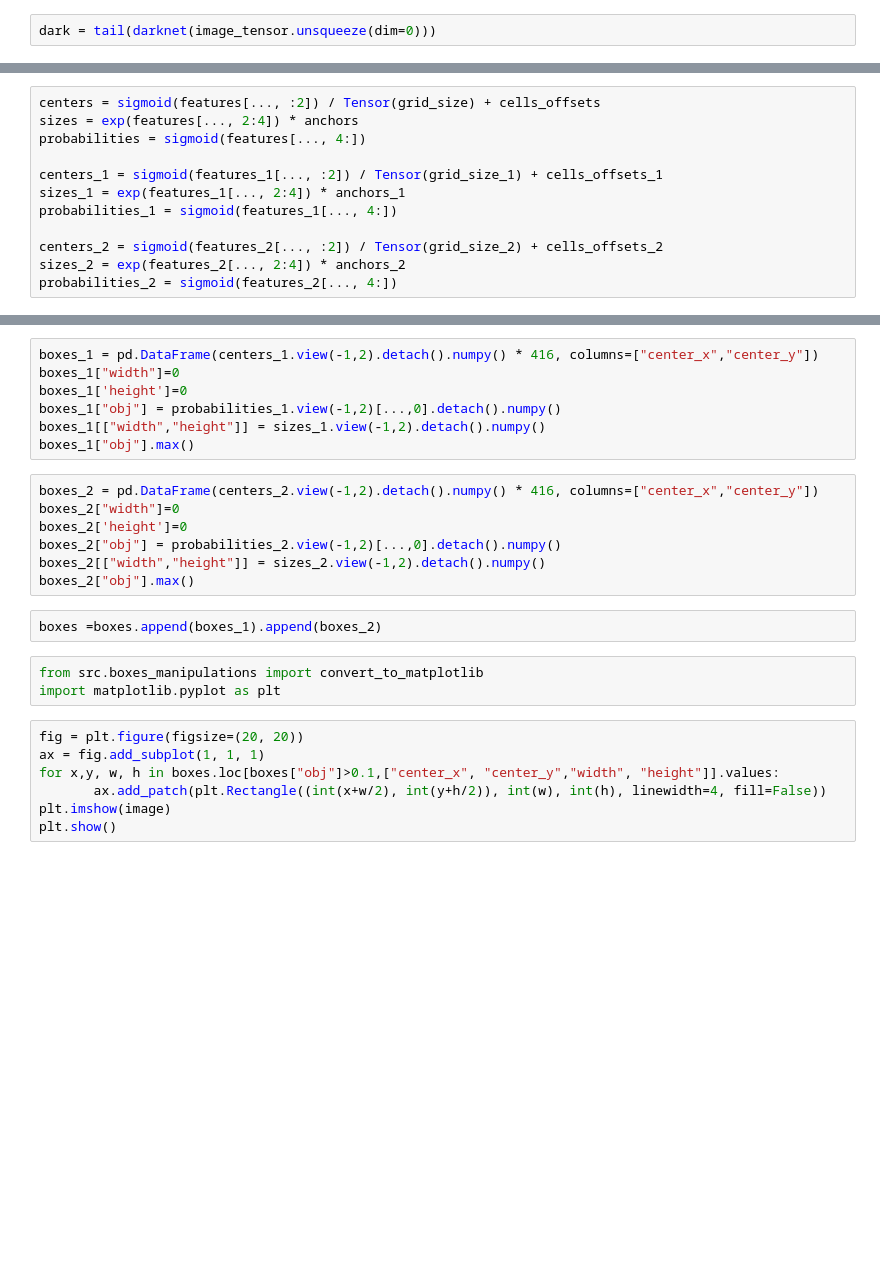
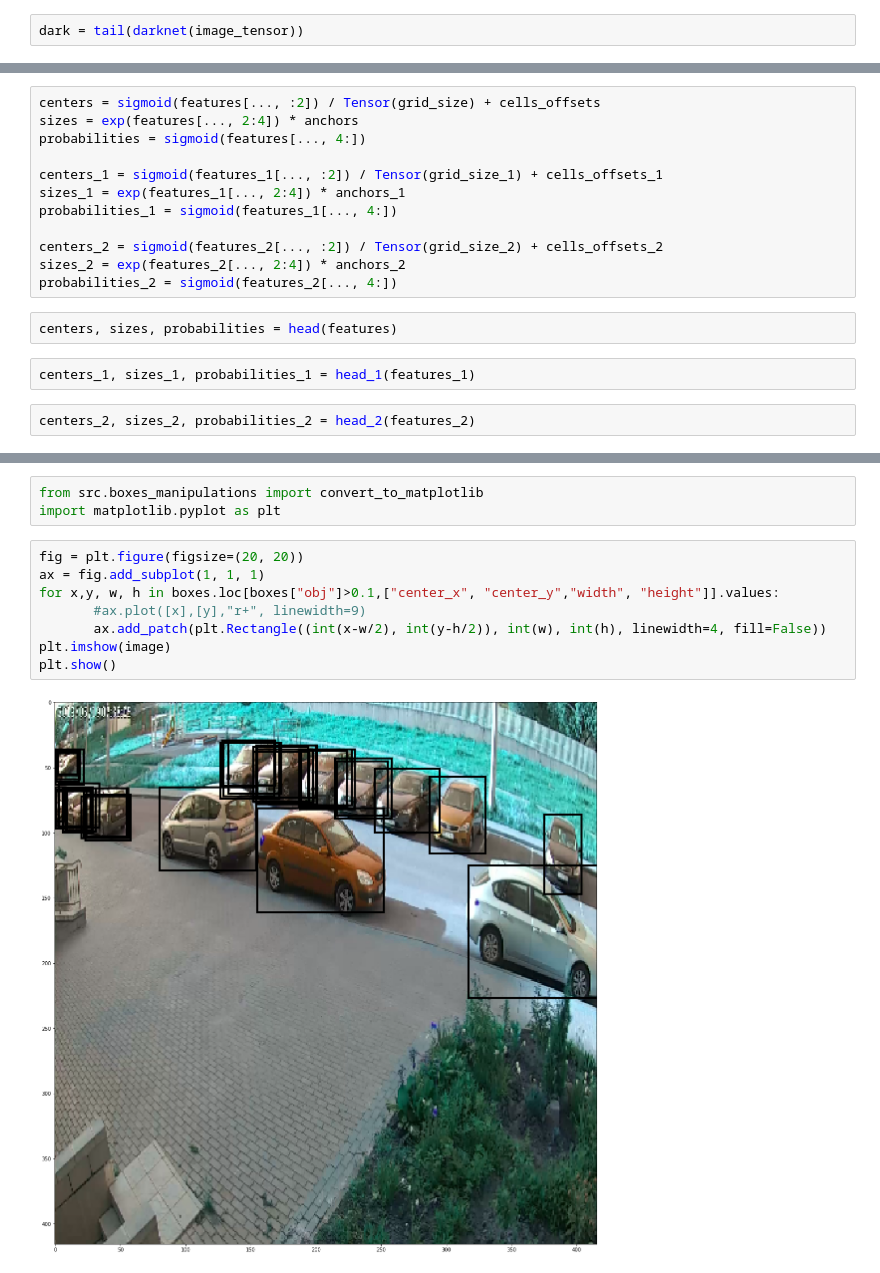
Before and after one commit to PetrovskiIM/yolo-recap, a Jupyter notebook: test_model.ipynb, the cells around one changed output, grey strips where cells are left out. Saved outputs shown, nothing was run; the diff lists cells and outputs as text; blank space fills up the shorter version.

```diff
--- a/test_model.ipynb
+++ b/test_model.ipynb
@@ -38,7 +54,7 @@ anchors_1=Tensor([[22, 59],  [61, 43],  [50, 97]]).view(3, 1, 1, 2)
 head_2 = Head(Tensor([[12, 25],  [23, 16],  [36, 26]]),1)
 anchors_2 = Tensor([[12, 25],  [23, 16],  [36, 26]]).view(3, 1, 1, 2)
 # %%
-dark = tail(darknet(image_tensor.unsqueeze(dim=0)))
+dark = tail(darknet(image_tensor))
 # %%
 features = dark[0]
 features_1 = dark[1]
@@ -77,6 +93,12 @@ probabilities_1 = sigmoid(features_1[..., 4:])
 centers_2 = sigmoid(features_2[..., :2]) / Tensor(grid_size_2) + cells_offsets_2
 sizes_2 = exp(features_2[..., 2:4]) * anchors_2
 probabilities_2 = sigmoid(features_2[..., 4:])
+# %%
+centers, sizes, probabilities = head(features)
+# %%
+centers_1, sizes_1, probabilities_1 = head_1(features_1)
+# %%
+centers_2, sizes_2, probabilities_2 = head_2(features_2)
 # %%
 boxes = pd.DataFrame(centers.view(-1,2).detach().numpy() * 416, columns=["center_x","center_y"])
 boxes["width"]=0
@@ -87,26 +124,13 @@ boxes["obj"].max()
-# %%
-boxes_1 = pd.DataFrame(centers_1.view(-1,2).detach().numpy() * 416, columns=["center_x","center_y"])
-boxes_1["width"]=0
-boxes_1['height']=0
-boxes_1["obj"] = probabilities_1.view(-1,2)[...,0].detach().numpy()
-boxes_1[["width","height"]] = sizes_1.view(-1,2).detach().numpy()
-boxes_1["obj"].max()
-# %%
-boxes_2 = pd.DataFrame(centers_2.view(-1,2).detach().numpy() * 416, columns=["center_x","center_y"])
-boxes_2["width"]=0
-boxes_2['height']=0
-boxes_2["obj"] = probabilities_2.view(-1,2)[...,0].detach().numpy()
-boxes_2[["width","height"]] = sizes_2.view(-1,2).detach().numpy()
-boxes_2["obj"].max()
-# %%
-boxes =boxes.append(boxes_1).append(boxes_2)
 # %%
 from src.boxes_manipulations import convert_to_matplotlib
 import matplotlib.pyplot as plt
 # %%
 fig = plt.figure(figsize=(20, 20))
 ax = fig.add_subplot(1, 1, 1)
 for x,y, w, h in boxes.loc[boxes["obj"]>0.1,["center_x", "center_y","width", "height"]].values:
-       ax.add_patch(plt.Rectangle((int(x+w/2), int(y+h/2)), int(w), int(h), linewidth=4, fill=False))
+       #ax.plot([x],[y],"r+", linewidth=9)
+       ax.add_patch(plt.Rectangle((int(x-w/2), int(y-h/2)), int(w), int(h), linewidth=4, fill=False))
 plt.imshow(image)
 plt.show()
+# %% [output]
+[figure, added]
```
Also changed, not shown: parts of 12 cells of this notebook, 2 other files.
